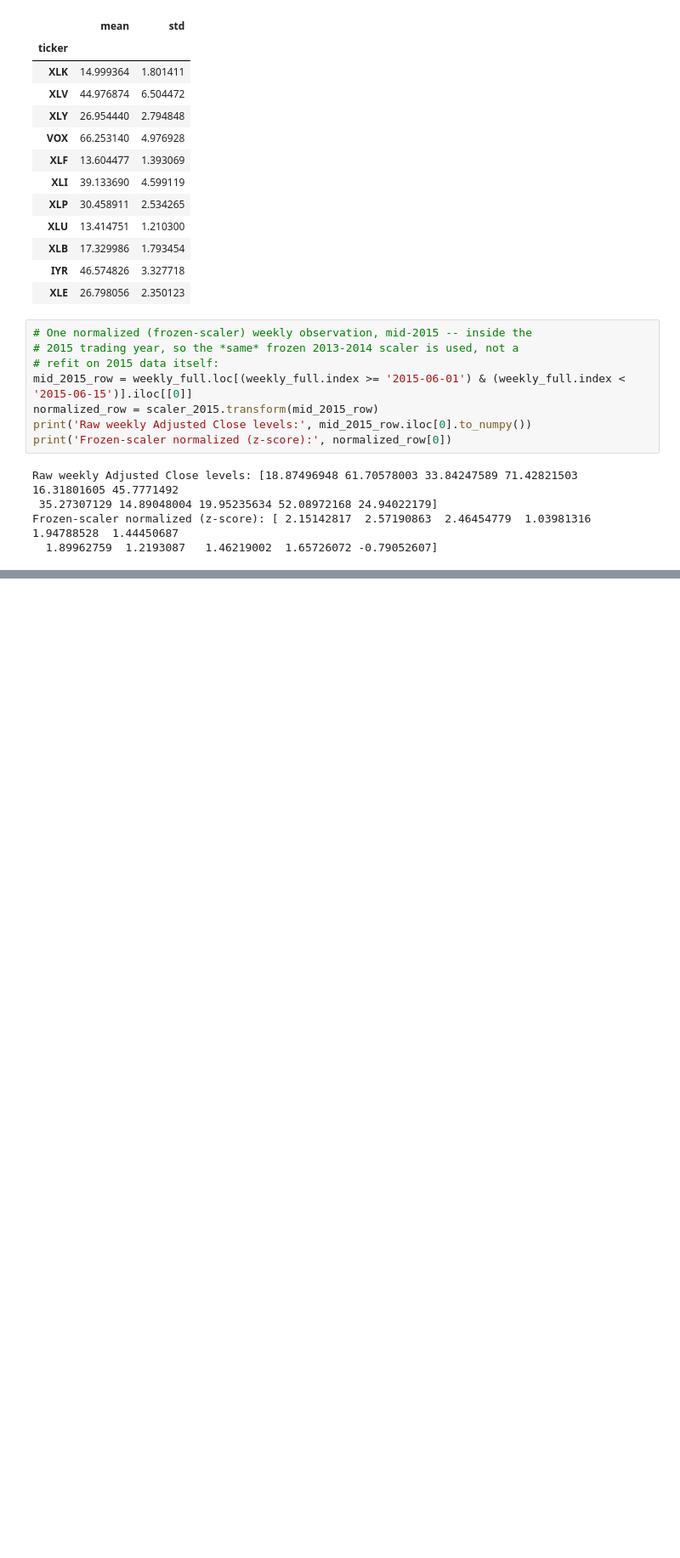
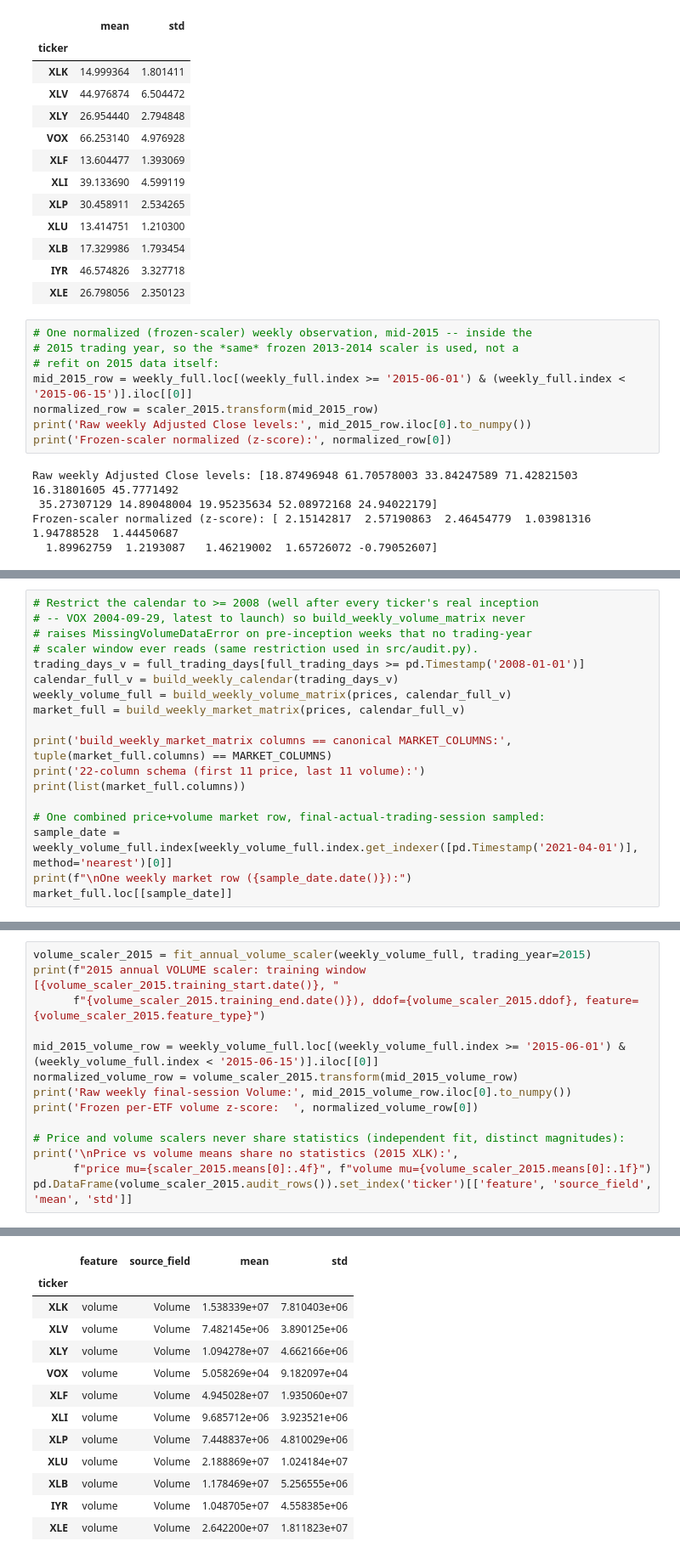
Before and after one commit to gavinhussey/Gavin_Research, a Jupyter notebook: research/strategies/deep_sector_rotation_paper_rebuild/notebooks/01_data_and_source_validation.ipynb, the cells around one changed output, grey strips where cells are left out. Shown at 85% size. Cells and saved outputs as stored; diff of their text form; blank space fills up the shorter version.

```diff
--- a/research/strategies/deep_sector_rotation_paper_rebuild/notebooks/01_data_and_source_validation.ipynb
+++ b/research/strategies/deep_sector_rotation_paper_rebuild/notebooks/01_data_and_source_validation.ipynb
@@ -165,0 +170,18 @@ Frozen-scaler normalized (z-score): [ 2.15142817  2.57190863  2.46454779  1.0398
+# %%
+# Restrict the calendar to >= 2008 (well after every ticker's real inception
+# -- VOX 2004-09-29, latest to launch) so build_weekly_volume_matrix never
+# raises MissingVolumeDataError on pre-inception weeks that no trading-year
+# scaler window ever reads (same restriction used in src/audit.py).
+trading_days_v = full_trading_days[full_trading_days >= pd.Timestamp('2008-01-01')]
+calendar_full_v = build_weekly_calendar(trading_days_v)
+weekly_volume_full = build_weekly_volume_matrix(prices, calendar_full_v)
+market_full = build_weekly_market_matrix(prices, calendar_full_v)
+
+print('build_weekly_market_matrix columns == canonical MARKET_COLUMNS:', tuple(market_full.columns) == MARKET_COLUMNS)
+print('22-column schema (first 11 price, last 11 volume):')
+print(list(market_full.columns))
+
+# One combined price+volume market row, final-actual-trading-session sampled:
+sample_date = weekly_volume_full.index[weekly_volume_full.index.get_indexer([pd.Timestamp('2021-04-01')], method='nearest')[0]]
+print(f"\nOne weekly market row ({sample_date.date()}):")
+market_full.loc[[sample_date]]
@@ -165,0 +198,15 @@ Frozen-scaler normalized (z-score): [ 2.15142817  2.57190863  2.46454779  1.0398
+# %%
+volume_scaler_2015 = fit_annual_volume_scaler(weekly_volume_full, trading_year=2015)
+print(f"2015 annual VOLUME scaler: training window [{volume_scaler_2015.training_start.date()}, "
+      f"{volume_scaler_2015.training_end.date()}), ddof={volume_scaler_2015.ddof}, feature={volume_scaler_2015.feature_type}")
+
+mid_2015_volume_row = weekly_volume_full.loc[(weekly_volume_full.index >= '2015-06-01') & (weekly_volume_full.index < '2015-06-15')].iloc[[0]]
+normalized_volume_row = volume_scaler_2015.transform(mid_2015_volume_row)
+print('Raw weekly final-session Volume:', mid_2015_volume_row.iloc[0].to_numpy())
+print('Frozen per-ETF volume z-score:  ', normalized_volume_row[0])
+
+# Price and volume scalers never share statistics (independent fit, distinct magnitudes):
+print('\nPrice vs volume means share no statistics (2015 XLK):',
+      f"price mu={scaler_2015.means[0]:.4f}", f"volume mu={volume_scaler_2015.means[0]:.1f}")
+pd.DataFrame(volume_scaler_2015.audit_rows()).set_index('ticker')[['feature', 'source_field', 'mean', 'std']]
+# %% [output]
@@ -166,3 +221,16 @@ Frozen-scaler normalized (z-score): [ 2.15142817  2.57190863  2.46454779  1.0398
+|  | feature | source_field | mean | std |
+| ticker |  |  |  |  |
+| XLK | volume | Volume | 1.538339e+07 | 7.810403e+06 |
+| XLV | volume | Volume | 7.482145e+06 | 3.890125e+06 |
+| XLY | volume | Volume | 1.094278e+07 | 4.662166e+06 |
+| VOX | volume | Volume | 5.058269e+04 | 9.182097e+04 |
+| XLF | volume | Volume | 4.945028e+07 | 1.935060e+07 |
+| XLI | volume | Volume | 9.685712e+06 | 3.923521e+06 |
+| XLP | volume | Volume | 7.448837e+06 | 4.810029e+06 |
+| XLU | volume | Volume | 2.188869e+07 | 1.024184e+07 |
+| XLB | volume | Volume | 1.178469e+07 | 5.256555e+06 |
+| IYR | volume | Volume | 1.048705e+07 | 4.558385e+06 |
+| XLE | volume | Volume | 2.642200e+07 | 1.811823e+07 |
 # %% [markdown]
 ## Summary
 
```
Also changed, not shown: parts of 5 cells of this notebook, 19 other files.
